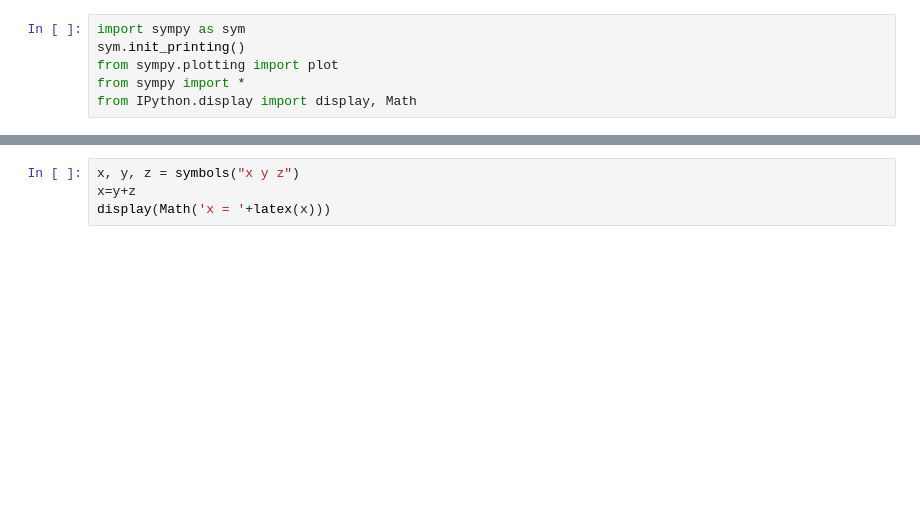
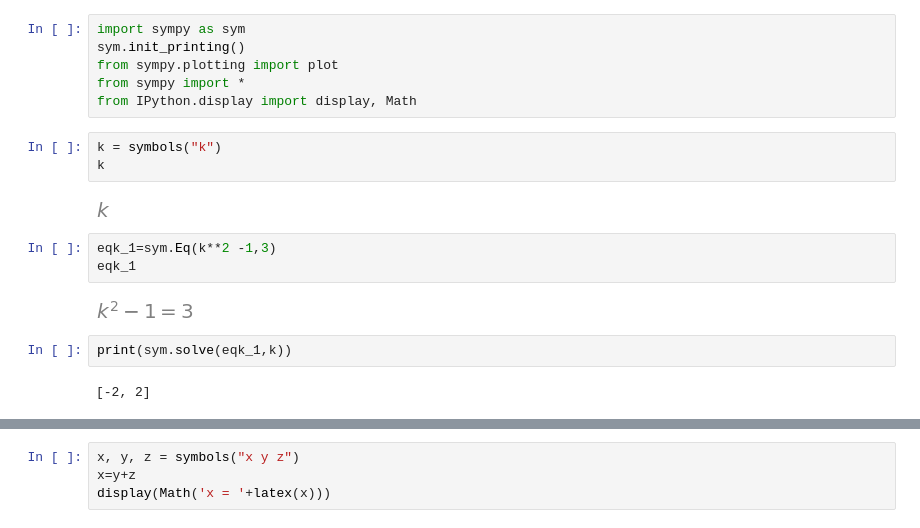
Before and after one commit to reisportela/PythonCourse, a Jupyter notebook: PythonCourse.ipynb, the cells around one changed output, grey strips where cells are left out. Saved outputs shown, nothing was run; the diff lists cells and outputs as text; blank space fills up the shorter version.

```diff
--- a/PythonCourse.ipynb
+++ b/PythonCourse.ipynb
@@ -364,3 +193,17 @@ sym.init_printing()
 from sympy.plotting import plot
 from sympy import *
 from IPython.display import display, Math
+# %%
+k = symbols("k")
+k
+# %% [output]
+[figure, added]
+# %%
+eqk_1=sym.Eq(k**2 -1,3)
+eqk_1
+# %% [output]
+[figure, added]
+# %%
+print(sym.solve(eqk_1,k))
+# %% [output]
+[-2, 2]
```
Also changed, not shown: parts of 49 cells of this notebook.
